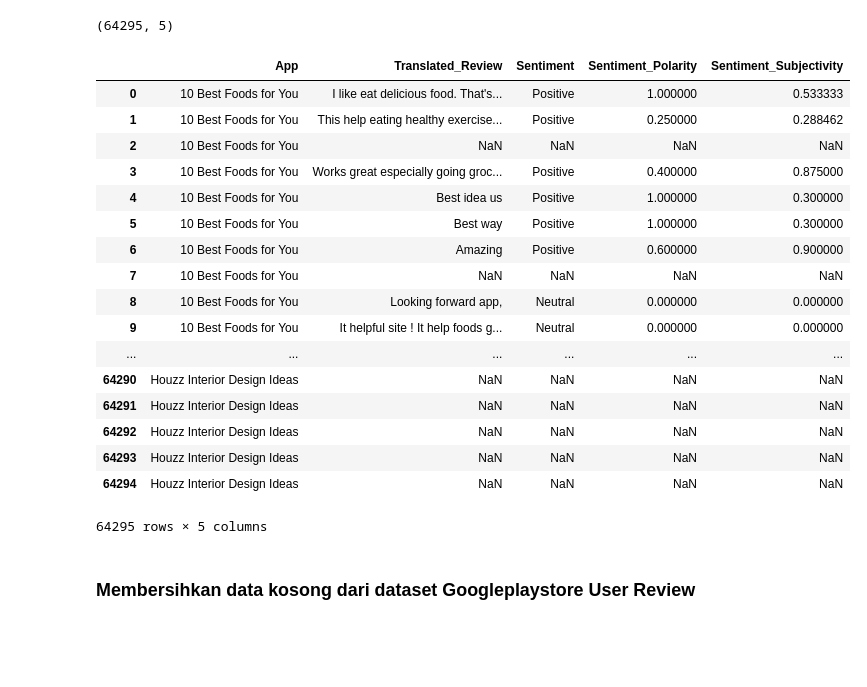
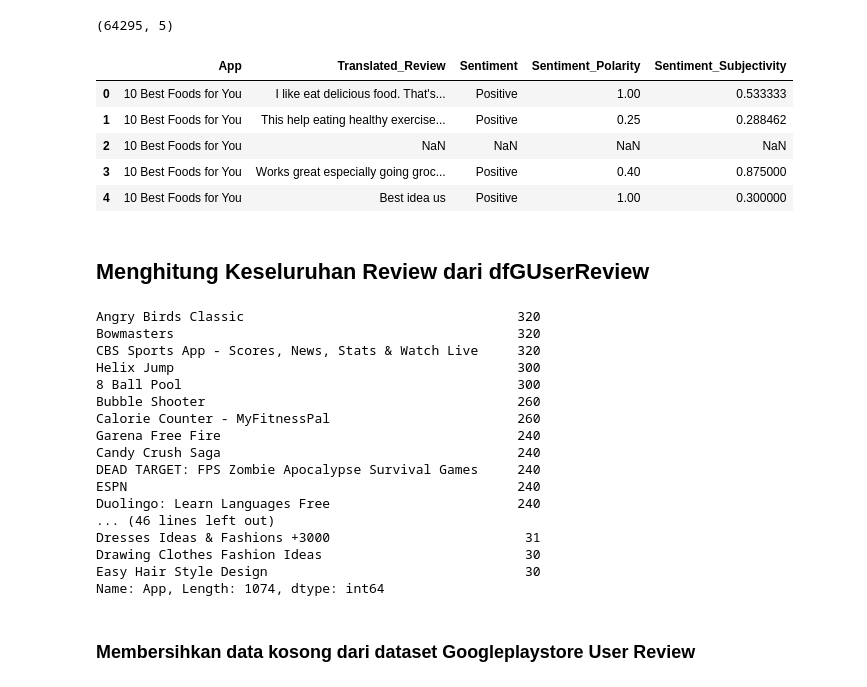
Before and after one commit to rafaelstevi/GooglePlaystore, a Jupyter notebook: Files/eda-googleplaystore.ipynb, the cells around one changed output. Saved outputs shown, nothing was run; the diff lists cells and outputs as text; code cells hidden in the pictures; blank space fills up the shorter version.

```diff
--- a/Files/eda-googleplaystore.ipynb
+++ b/Files/eda-googleplaystore.ipynb
@@ -88,26 +76,37 @@ dfGUserReview.shape
 (64295, 5)
 # %%
 # menampilkan dataset
-dfGUserReview
+dfGUserReview.head()
 # %% [output]
 |  | App | Translated_Review | Sentiment | Sentiment_Polarity | Sentiment_Subjectivity |
-| 0 | 10 Best Foods for You | I like eat delicious food. That's... | Positive | 1.000000 | 0.533333 |
-| 1 | 10 Best Foods for You | This help eating healthy exercise... | Positive | 0.250000 | 0.288462 |
+| 0 | 10 Best Foods for You | I like eat delicious food. That's... | Positive | 1.00 | 0.533333 |
+| 1 | 10 Best Foods for You | This help eating healthy exercise... | Positive | 0.25 | 0.288462 |
 | 2 | 10 Best Foods for You | NaN | NaN | NaN | NaN |
-| 3 | 10 Best Foods for You | Works great especially going groc... | Positive | 0.400000 | 0.875000 |
-| 4 | 10 Best Foods for You | Best idea us | Positive | 1.000000 | 0.300000 |
-| 5 | 10 Best Foods for You | Best way | Positive | 1.000000 | 0.300000 |
-| 6 | 10 Best Foods for You | Amazing | Positive | 0.600000 | 0.900000 |
-| 7 | 10 Best Foods for You | NaN | NaN | NaN | NaN |
-| 8 | 10 Best Foods for You | Looking forward app, | Neutral | 0.000000 | 0.000000 |
-| 9 | 10 Best Foods for You | It helpful site ! It help foods g... | Neutral | 0.000000 | 0.000000 |
-| ... | ... | ... | ... | ... | ... |
-| 64290 | Houzz Interior Design Ideas | NaN | NaN | NaN | NaN |
-| 64291 | Houzz Interior Design Ideas | NaN | NaN | NaN | NaN |
-| 64292 | Houzz Interior Design Ideas | NaN | NaN | NaN | NaN |
-| 64293 | Houzz Interior Design Ideas | NaN | NaN | NaN | NaN |
-| 64294 | Houzz Interior Design Ideas | NaN | NaN | NaN | NaN |
+| 3 | 10 Best Foods for You | Works great especially going groc... | Positive | 0.40 | 0.875000 |
+| 4 | 10 Best Foods for You | Best idea us | Positive | 1.00 | 0.300000 |
-64295 rows × 5 columns
+# %% [markdown]
+## Menghitung Keseluruhan Review dari dfGUserReview
+# %%
+count = dfGUserReview['App'].value_counts()
+print(count)
+# %% [output]
+Angry Birds Classic                                   320
+Bowmasters                                            320
+CBS Sports App - Scores, News, Stats & Watch Live     320
+Helix Jump                                            300
+8 Ball Pool                                           300
+Bubble Shooter                                        260
+Calorie Counter - MyFitnessPal                        260
+Garena Free Fire                                      240
+Candy Crush Saga                                      240
+DEAD TARGET: FPS Zombie Apocalypse Survival Games     240
+ESPN                                                  240
+Duolingo: Learn Languages Free                        240
+... (46 lines left out)
+Dresses Ideas & Fashions +3000                         31
+Drawing Clothes Fashion Ideas                          30
+Easy Hair Style Design                                 30
+Name: App, Length: 1074, dtype: int64
 # %% [markdown]
 ### Membersihkan data kosong dari dataset Googleplaystore User Review
 # %% [markdown]
```
Also changed, not shown: parts of 49 cells of this notebook.
